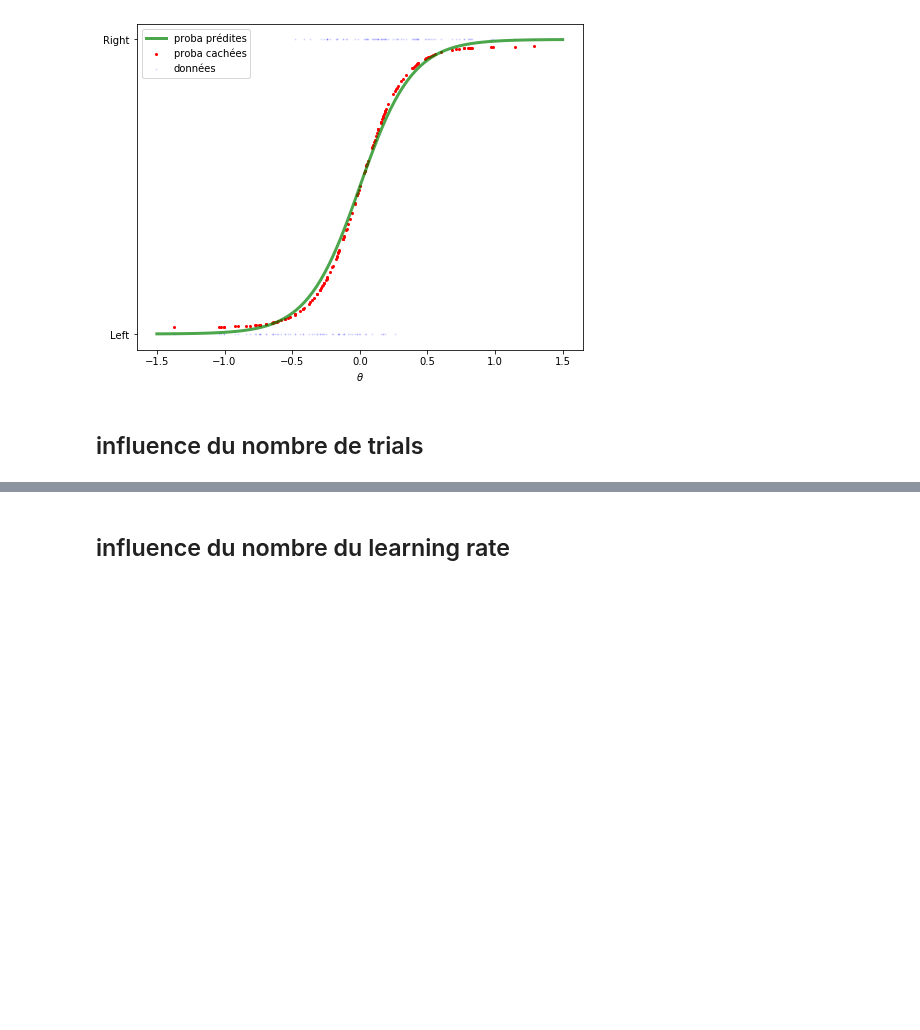
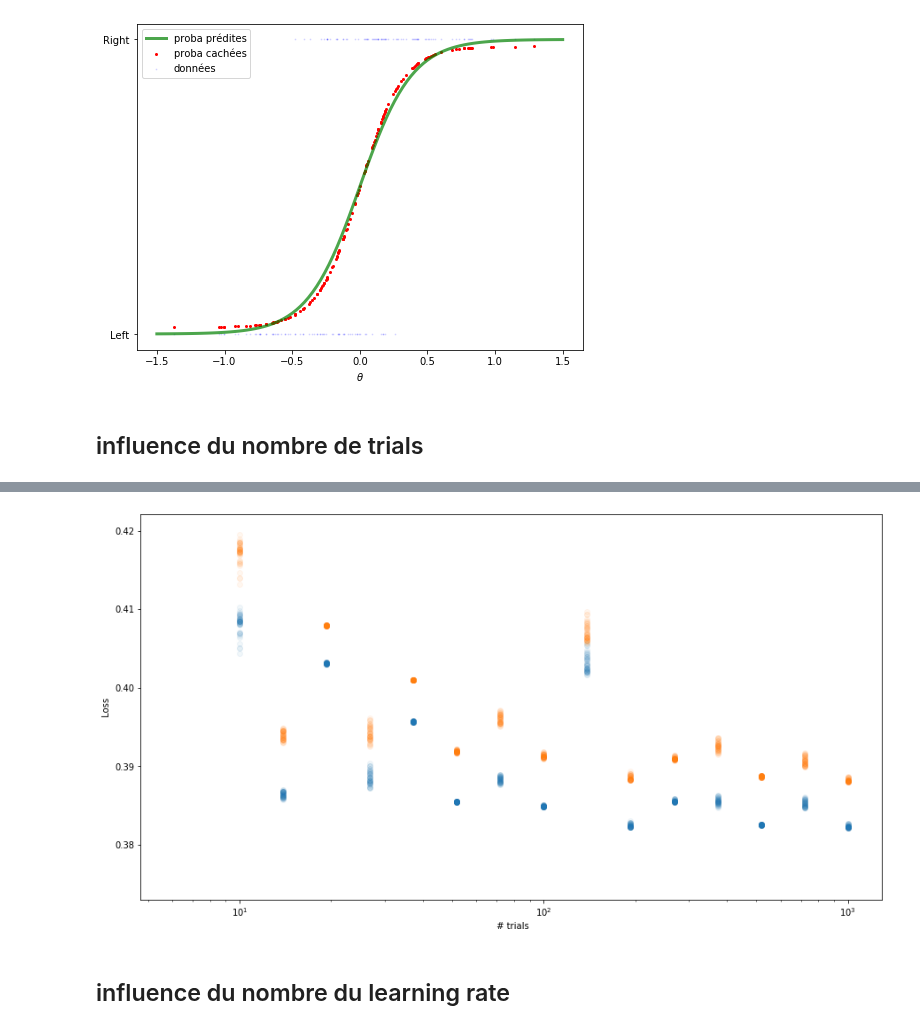
Before and after one commit to jennafradin/MSc-Internship, a Jupyter notebook: Notebooks/W05/39_theory-torch-fit-optimize.ipynb, the cells around one changed output, grey strips where cells are left out. Drawn from its saved outputs; the diff is of its cells as text; code cells hidden in the pictures; blank space fills up the shorter version.

```diff
--- a/Notebooks/W05/39_theory-torch-fit-optimize.ipynb
+++ b/Notebooks/W05/39_theory-torch-fit-optimize.ipynb
@@ -156,11 +166,13 @@ N: 37, Loss: 0.39561, KL: 0.40101
 # %%
 fig, ax = plt.subplots(figsize = (15, 8))
-ax.scatter(Ns_, losses, alpha=3/N_cv)
-ax.scatter(Ns_, KLs, alpha=3/N_cv)
+ax.scatter(Ns_, losses, alpha=3/N_cv, label='loss')
+ax.scatter(Ns_, KLs, alpha=3/N_cv, label='KL')
 
 ax.set_xlabel(' # trials')
 ax.set_ylabel(' Loss ')
 ax.set_xscale('log')
+# %% [output]
+[figure, added]
 # %% [markdown]
 ## influence du nombre du learning rate
 # %%
```
Also changed, not shown: parts of 4 cells of this notebook.
